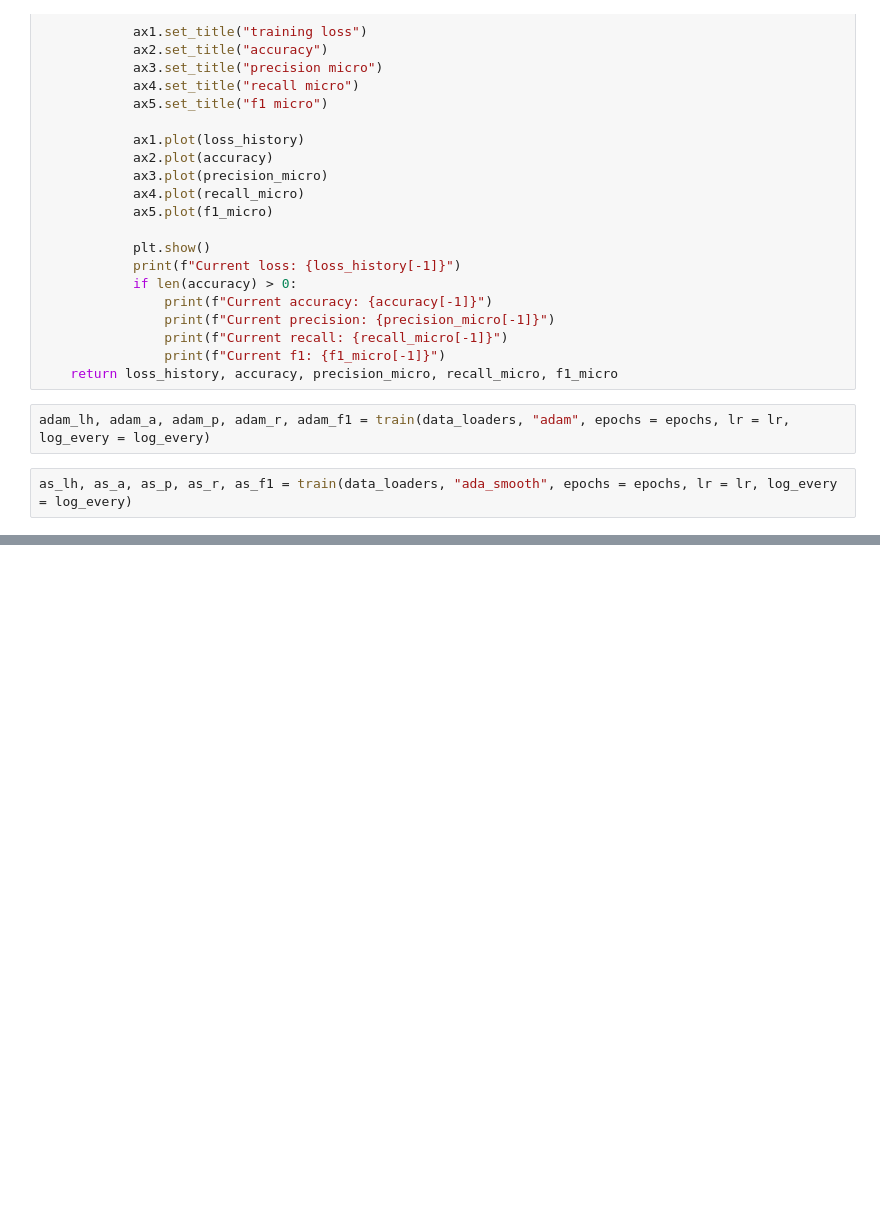
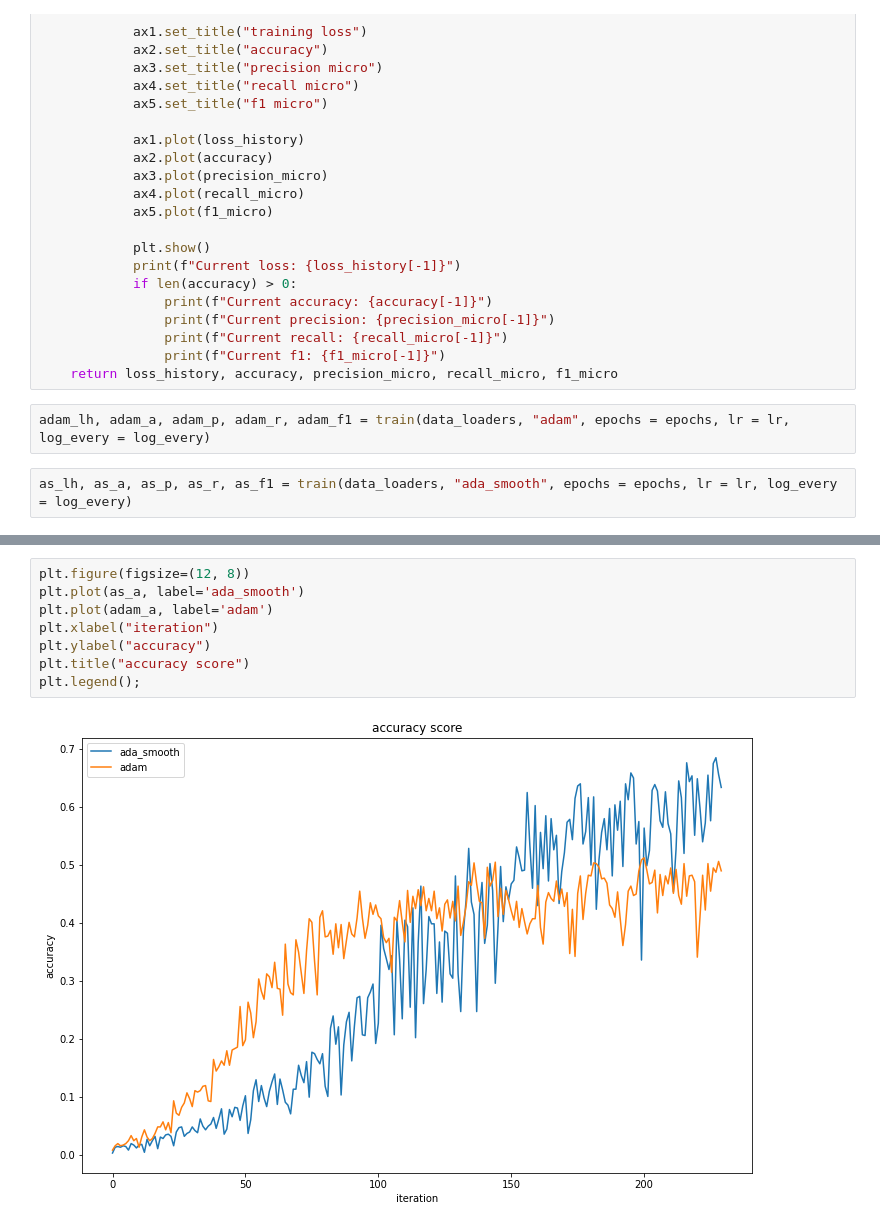
Before and after one commit to borisshapa/inception-v3-numpy, a Jupyter notebook: train_torch.ipynb, the cells around one changed output, grey strips where cells are left out. Drawn from its saved outputs; the diff is of its cells as text; blank space fills up the shorter version.

```diff
--- a/train_torch.ipynb
+++ b/train_torch.ipynb
@@ -122,0 +133,10 @@ as_lh, as_a, as_p, as_r, as_f1 = train(data_loaders, "ada_smooth", epochs = epoc
+# %%
+plt.figure(figsize=(12, 8))
+plt.plot(as_a, label='ada_smooth')
+plt.plot(adam_a, label='adam')
+plt.xlabel("iteration")
+plt.ylabel("accuracy")
+plt.title("accuracy score")
+plt.legend();
+# %% [output]
+[figure, added]
```
Also changed, not shown: parts of 1 cell of this notebook, 31 other files.
